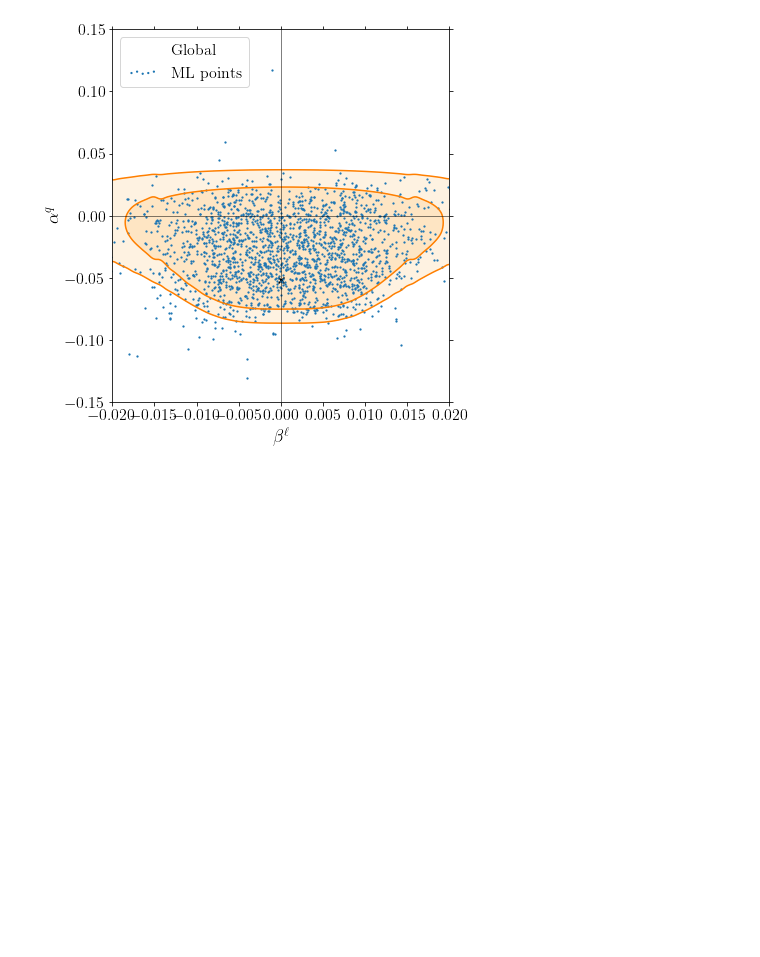
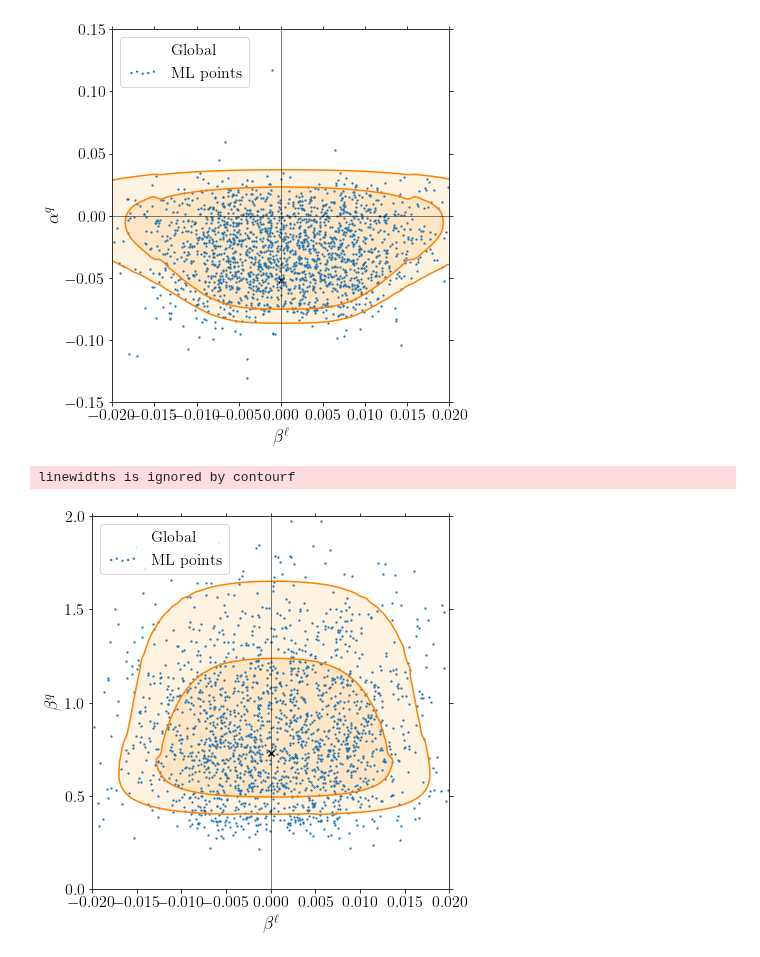
Before and after one commit to Jorge-Alda/SMEFT19-notebooks, a Jupyter notebook: PaperML/07_newplots.ipynb, the cells around one changed output. Saved outputs shown, nothing was run; the diff lists cells and outputs as text; code cells hidden in the pictures; blank space fills up the shorter version.

```diff
--- a/PaperML/07_newplots.ipynb
+++ b/PaperML/07_newplots.ipynb
@@ -440,3 +458,16 @@ likelihood_plot2(read_mesh('../data/likelihood/likelihood_rotBII_blaq.dat'), mlp
 # %% [output]
 linewidths is ignored by contourf
 [figure]
+# %%
+def read_mesh(fname, stepx=50, stepy=50):
+    zdata = pd.read_csv(fname, sep='\t', header=None).to_numpy(dtype=float)
+    xcoords = np.linspace(-0.02, 0.02, stepx)
+    ycoords = np.linspace(0, 2.0, stepy)
+    return (xcoords, ycoords, {'Global':np.array(zdata.T)})
+
+likelihood_plot2(read_mesh('../data/likelihood/likelihood_rotBII_blbq.dat'), mlpoints['bl'], mlpoints['bq'],
+                -0.02, 0.02, 0.0, 2.0, [r'$\beta^\ell$', r'$\beta^q$'], locleg='upper left', ticks=(0.005, 0.5),
+                colors=[4], bf=[bf1[2], bf1[4]], widths=[1.5,], fout='../data/plots/ml_blbq_global')
+# %% [output]
+linewidths is ignored by contourf
+[figure, added]
```
Also changed, not shown: parts of 1 cell of this notebook, 4 other files.
